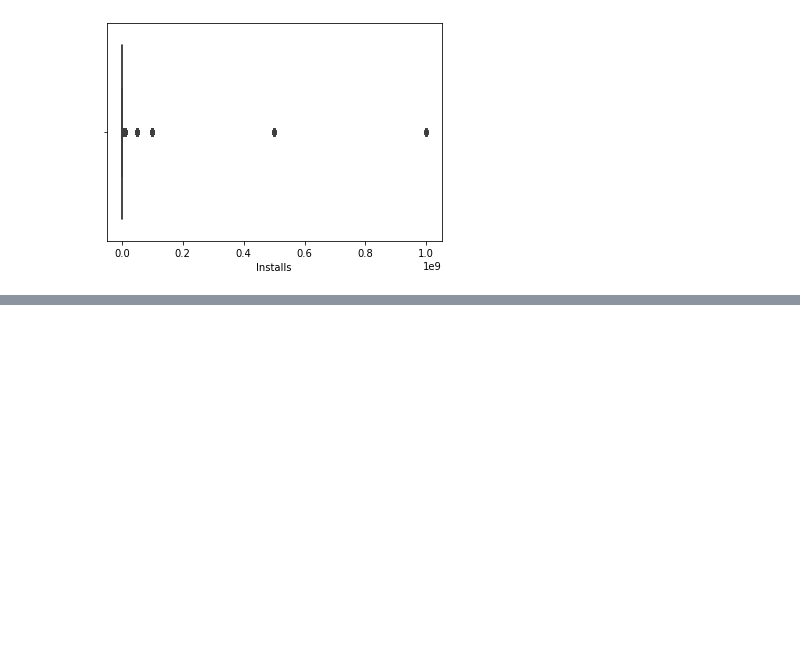
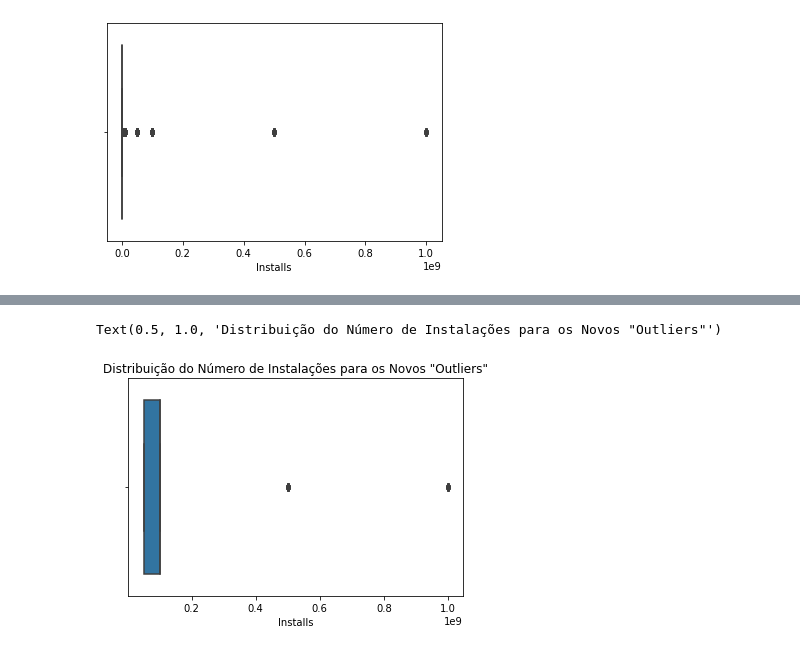
Before and after one commit to edmgjr/portifolio, a Jupyter notebook: Limpesa_e_preprocessamento_de_dados_googleplaystore.ipynb, the cells around one changed output, grey strips where cells are left out. Drawn from its saved outputs; the diff is of its cells as text; code cells hidden in the pictures; blank space fills up the shorter version.

```diff
--- a/Limpesa_e_preprocessamento_de_dados_googleplaystore.ipynb
+++ b/Limpesa_e_preprocessamento_de_dados_googleplaystore.ipynb
@@ -1490,0 +1624,9 @@ sns.boxplot(data=df, x='Installs')
+# %%
+#bloxplot dos novos "outliers"
+#qualquer app coom número de instalações maior ou igual a 50000000 será considerado outlier (antes o upper bound era 2485000)
+
+sns.boxplot(data=df.query('Installs >= 50000000'), x='Installs')
+plt.title('Distribuição do Número de Instalações para os Novos "Outliers"')
+# %% [output]
+Text(0.5, 1.0, 'Distribuição do Número de Instalações para os Novos "Outliers"')
+[figure, added]
```
Also changed, not shown: parts of 31 cells of this notebook.
